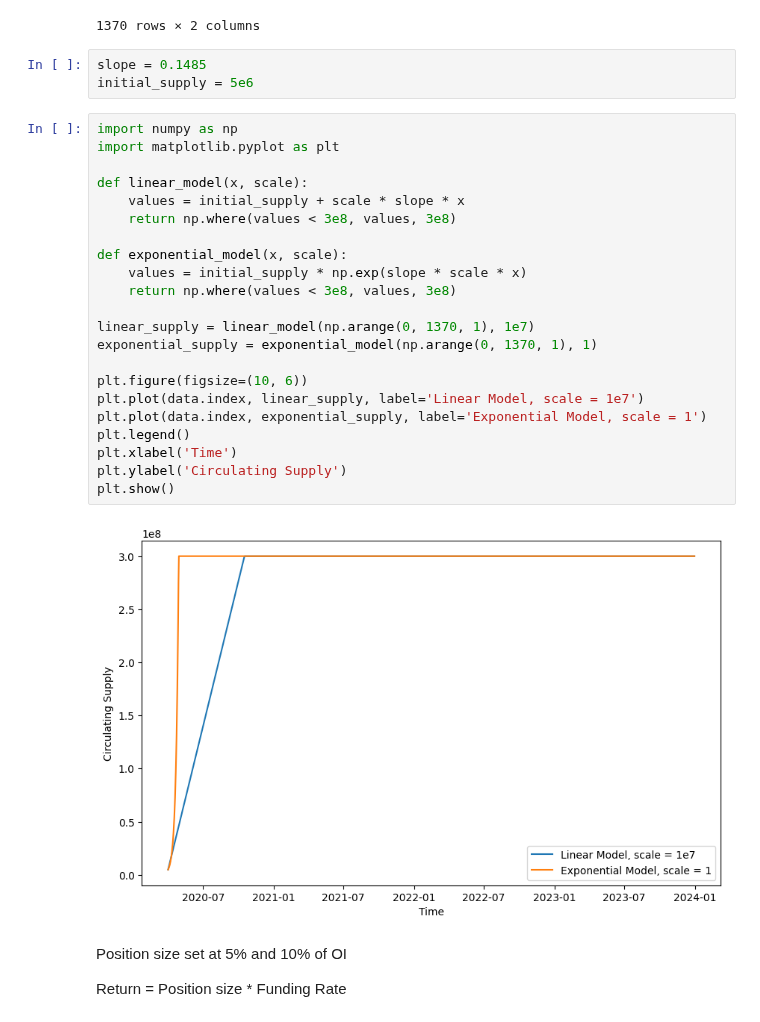
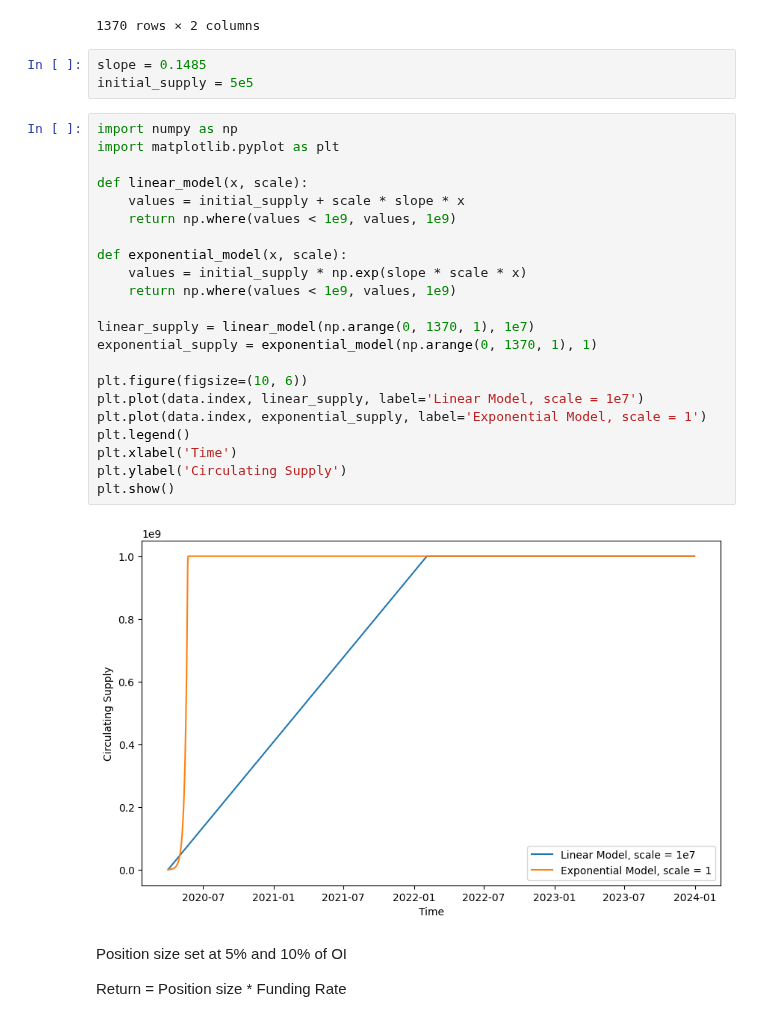
Before and after one commit to immortal16/OpenDeltaDeliverables, a Jupyter notebook: 2_1_modelling.ipynb, the cells around one changed output. Saved outputs shown, nothing was run; the diff lists cells and outputs as text.

Commit message:
changed initial supply and cap

```diff
--- a/2_1_modelling.ipynb
+++ b/2_1_modelling.ipynb
@@ -21,31 +21,31 @@ data
 1370 rows × 2 columns
 # %%
 slope = 0.1485
-initial_supply = 5e6
+initial_supply = 5e5
 # %%
 import numpy as np
 import matplotlib.pyplot as plt
 
 def linear_model(x, scale):
     values = initial_supply + scale * slope * x
-    return np.where(values < 3e8, values, 3e8)
+    return np.where(values < 1e9, values, 1e9)
 
 def exponential_model(x, scale):
     values = initial_supply * np.exp(slope * scale * x)
-    return np.where(values < 3e8, values, 3e8)
+    return np.where(values < 1e9, values, 1e9)
 
 linear_supply = linear_model(np.arange(0, 1370, 1), 1e7)
 exponential_supply = exponential_model(np.arange(0, 1370, 1), 1)
 
 plt.figure(figsize=(10, 6))
 plt.plot(data.index, linear_supply, label='Linear Model, scale = 1e7')
 plt.plot(data.index, exponential_supply, label='Exponential Model, scale = 1')
 plt.legend()
 plt.xlabel('Time')
 plt.ylabel('Circulating Supply')
 plt.show()
 # %% [output]
-[figure, old version]
+[figure, new version]
 # %% [markdown]
 Position size set at 5% and 10% of OI
 
```
